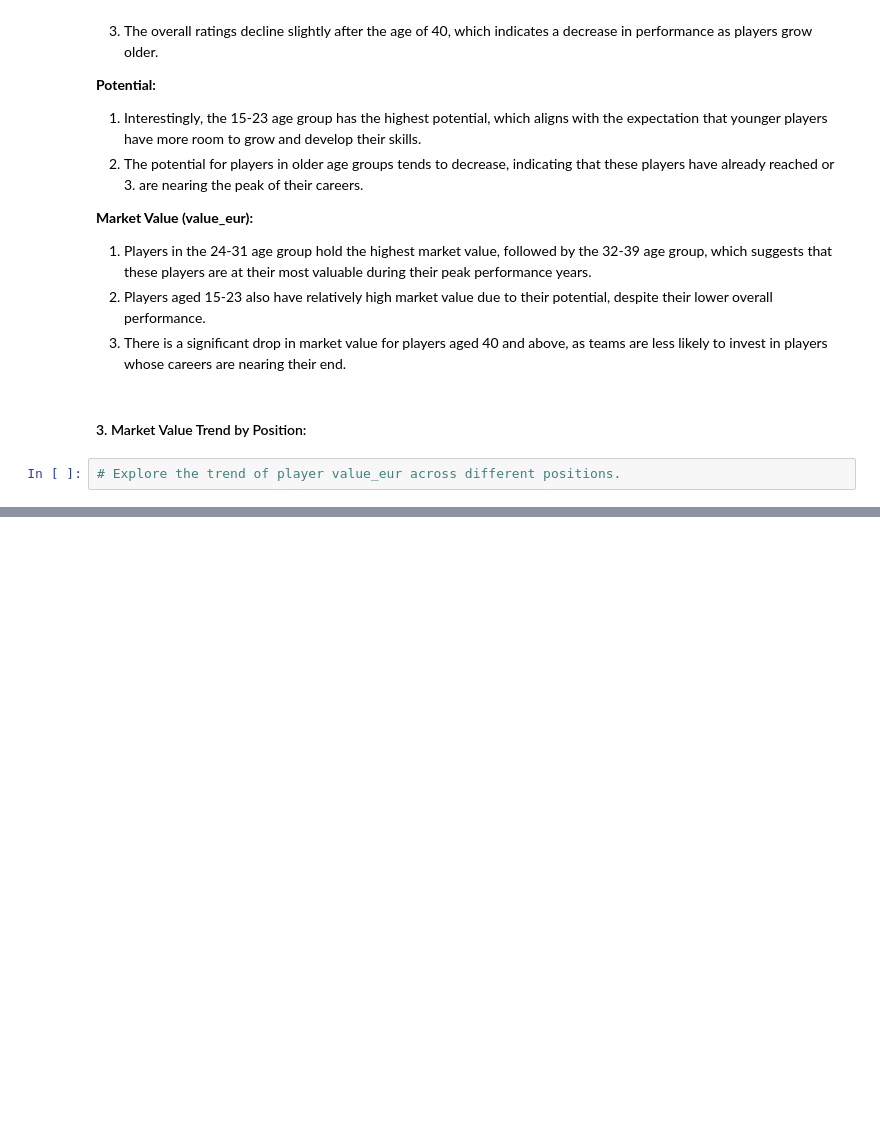
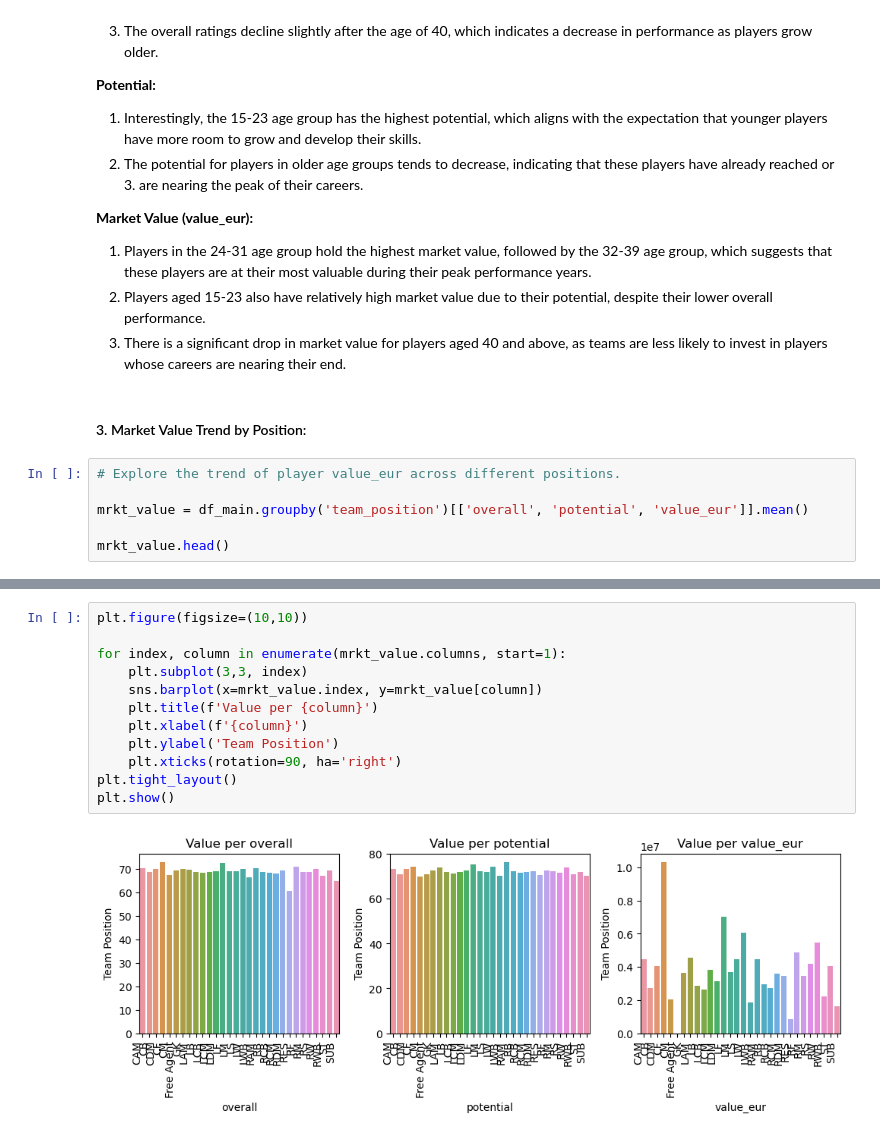
Before and after one commit to usmanumar97/FIFA21-EDA-Data-Analysis-Python, a Jupyter notebook: Fifa.ipynb, the cells around one changed output, grey strips where cells are left out. Saved outputs shown, nothing was run; the diff lists cells and outputs as text; blank space fills up the shorter version.

```diff
--- a/Fifa.ipynb
+++ b/Fifa.ipynb
@@ -886,3 +886,7 @@ plt.show()
 #### 3. Market Value Trend by Position:
 # %%
 # Explore the trend of player value_eur across different positions.
+
+mrkt_value = df_main.groupby('team_position')[['overall', 'potential', 'value_eur']].mean()
+
+mrkt_value.head()
@@ -888,0 +901,14 @@ plt.show()
+# %%
+plt.figure(figsize=(10,10))
+
+for index, column in enumerate(mrkt_value.columns, start=1):
+    plt.subplot(3,3, index)
+    sns.barplot(x=mrkt_value.index, y=mrkt_value[column])
+    plt.title(f'Value per {column}')
+    plt.xlabel(f'{column}')
+    plt.ylabel('Team Position')
+    plt.xticks(rotation=90, ha='right')
+plt.tight_layout()
+plt.show()
+# %% [output]
+[figure, added]
```
Also changed, not shown: parts of 25 cells of this notebook.
